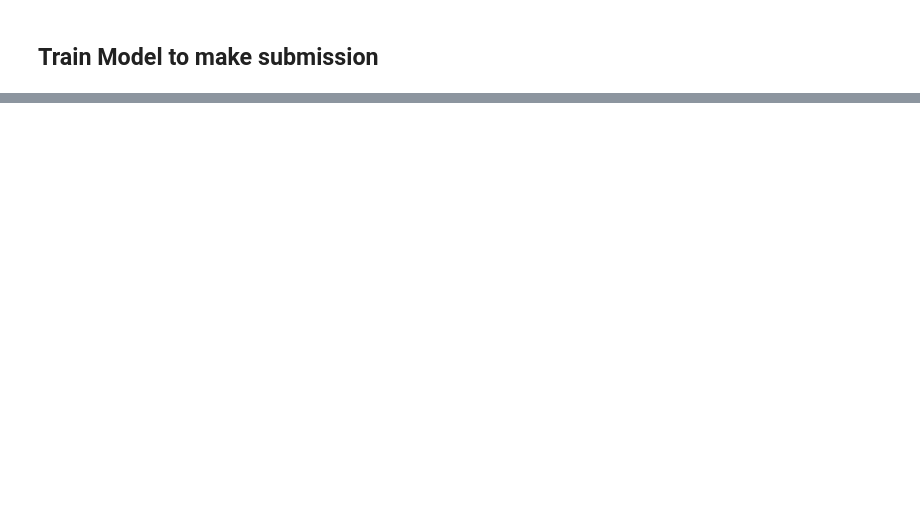
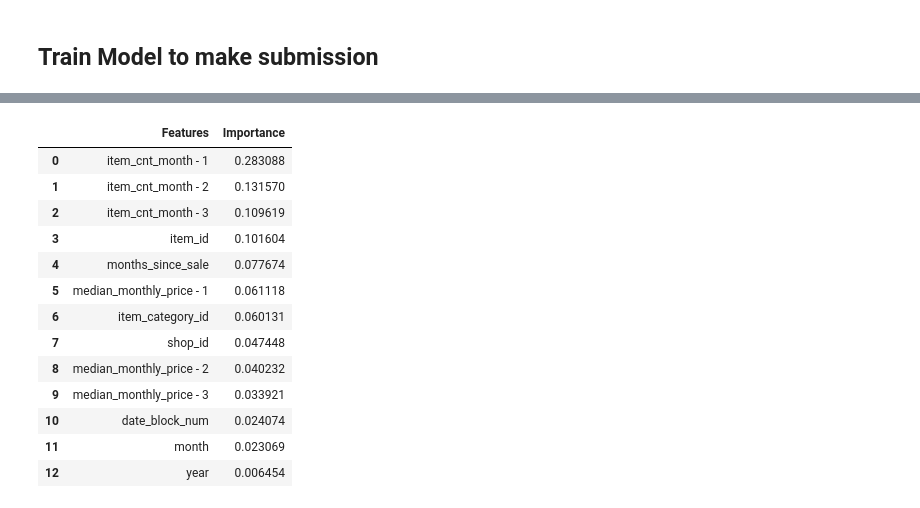
Before and after one commit to amitjha3385/salespred, a Jupyter notebook: RandomForestRegressor.ipynb, the cells around one changed output, grey strips where cells are left out. Cells and saved outputs as stored; diff of their text form; code cells hidden in the pictures; blank space fills up the shorter version.

```diff
--- a/RandomForestRegressor.ipynb
+++ b/RandomForestRegressor.ipynb
@@ -538,6 +589,6 @@ train_y = train_set['item_cnt_month']
 train_set.drop(columns=['item_cnt_month'], inplace=True)
 test_set.drop(columns=['item_cnt_month'], inplace=True)
 # %%
-rf_sub = train_rf_regressor(train_set, train_y, n_estimators=150, verbose=1, min_samples_leaf=3, oob_score=False)
+rf_sub = train_rf_regressor(train_set, np.clip(train_y, 0, 20), n_estimators=200, verbose=1, oob_score=False)
 # %% [output]
 [Parallel(n_jobs=-1)]: Using backend ThreadingBackend with 8 concurrent workers.
@@ -546,3 +598,20 @@ rf_sub = train_rf_regressor(train_set, train_y, n_estimators=150, verbose=1, min
+# %%
+fi(rf_sub, train_set)
+# %% [output]
+|  | Features | Importance |
+| 0 | item_cnt_month - 1 | 0.283088 |
+| 1 | item_cnt_month - 2 | 0.131570 |
+| 2 | item_cnt_month - 3 | 0.109619 |
+| 3 | item_id | 0.101604 |
+| 4 | months_since_sale | 0.077674 |
+| 5 | median_monthly_price - 1 | 0.061118 |
+| 6 | item_category_id | 0.060131 |
+| 7 | shop_id | 0.047448 |
+| 8 | median_monthly_price - 2 | 0.040232 |
+| 9 | median_monthly_price - 3 | 0.033921 |
+| 10 | date_block_num | 0.024074 |
+| 11 | month | 0.023069 |
+| 12 | year | 0.006454 |
 # %%
 create_submission(test_set, test, rf_sub.predict(test_set))
 # %% [output]
```
Also changed, not shown: parts of 8 cells of this notebook.
